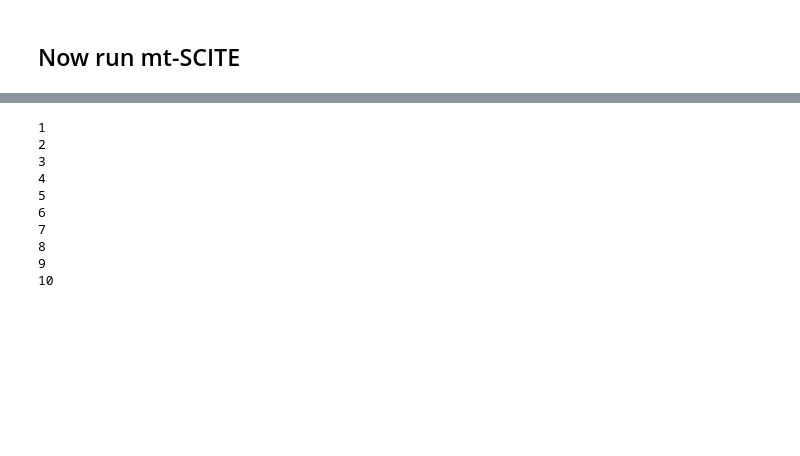
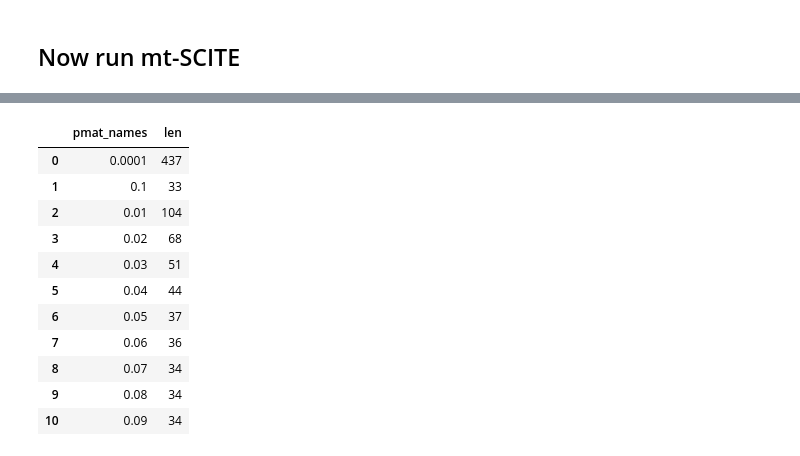
Before and after one commit to cbg-ethz/mt-SCITE, a Jupyter notebook: Notebooks/compute_mutations_probabilities_YFV2001_and_run_mtSCITE.ipynb, the cells around one changed output, grey strips where cells are left out. Saved outputs shown, nothing was run; the diff lists cells and outputs as text; code cells hidden in the pictures; blank space fills up the shorter version.

```diff
--- a/Notebooks/compute_mutations_probabilities_YFV2001_and_run_mtSCITE.ipynb
+++ b/Notebooks/compute_mutations_probabilities_YFV2001_and_run_mtSCITE.ipynb
@@ -299,14 +214,38 @@ Running tree inference for error rate 0.09 repetition 10
-# %%
-for rep in range(1,11):
-    print(rep)
-# %% [output]
-1
-2
-3
-4
-5
-6
-7
-8
-9
-10
+# %%
+# prepare pmat data
+
+pmat_names = []
+shapes = []
+
+pmat_input_path = f'../../data/YFV2001_matrix_output/'
+#print(pmat_input_path)
+pmats = list(glob(os.path.join(pmat_input_path, '*.csv')))
+tree_name = []
+
+for filename in sorted(pmats, key=lambda var:[int(x) if x.isdigit() else x for x in re.findall(r'[^0-9]|[0-9]+', var)]):
+    name = os.path.basename(filename).split('-')[0].rsplit('.', 1)[0]
+    #print(name)
+    pmat_names.append(name)
+    df = pd.read_csv(filename, sep=' ', header=None)
+    shapes.append(len(df))
+
+# make df with pmat info
+pmat_data = pd.DataFrame(
+    {'pmat_names': pmat_names,
+     'len': shapes,
+    })
+
+pmat_data
+# %% [output]
+|  | pmat_names | len |
+| 0 | 0.0001 | 437 |
+| 1 | 0.1 | 33 |
+| 2 | 0.01 | 104 |
+| 3 | 0.02 | 68 |
+| 4 | 0.03 | 51 |
+| 5 | 0.04 | 44 |
+| 6 | 0.05 | 37 |
+| 7 | 0.06 | 36 |
+| 8 | 0.07 | 34 |
+| 9 | 0.08 | 34 |
+| 10 | 0.09 | 34 |
```
Also changed, not shown: parts of 10 cells of this notebook, 2 other files.
